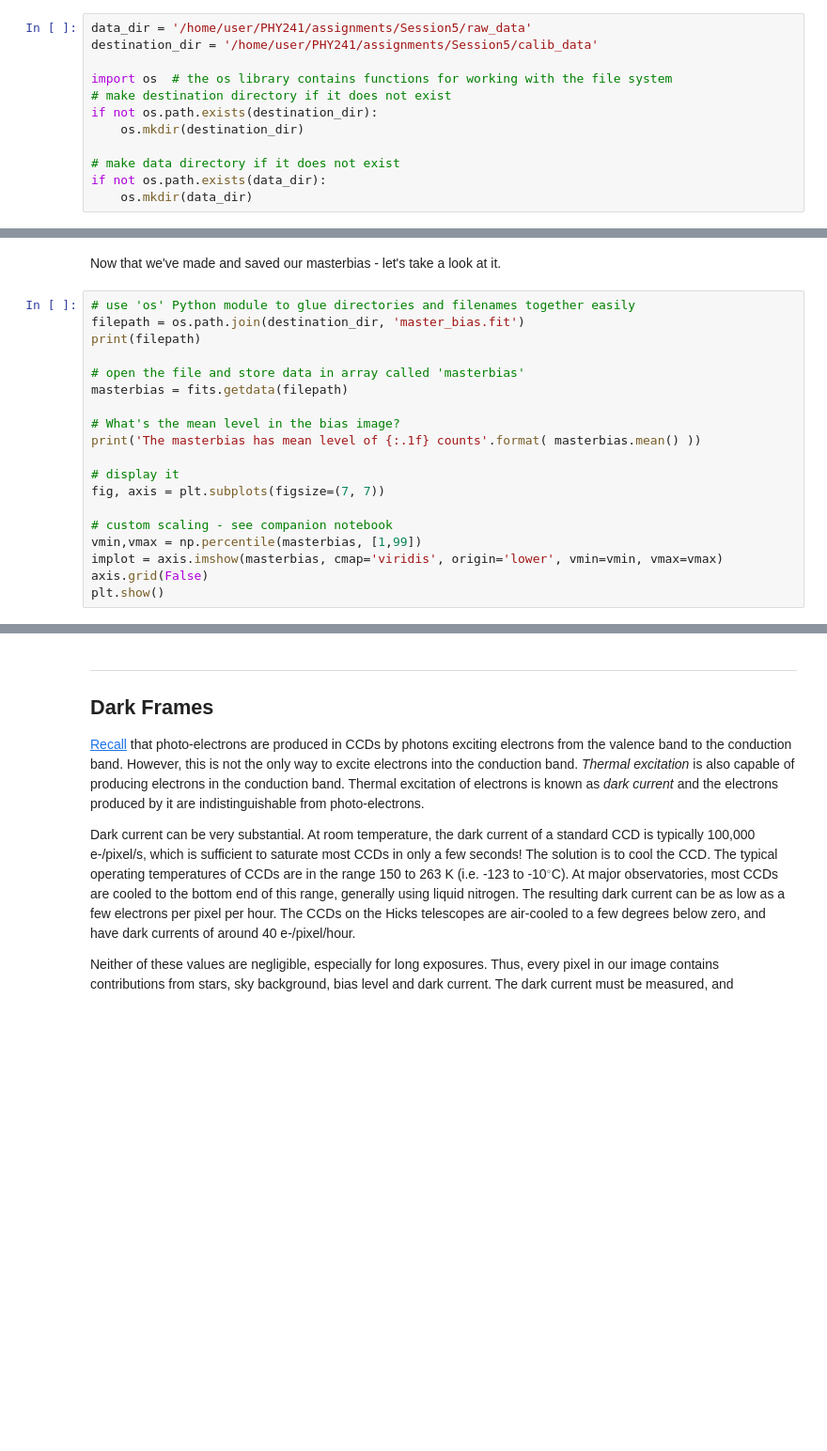
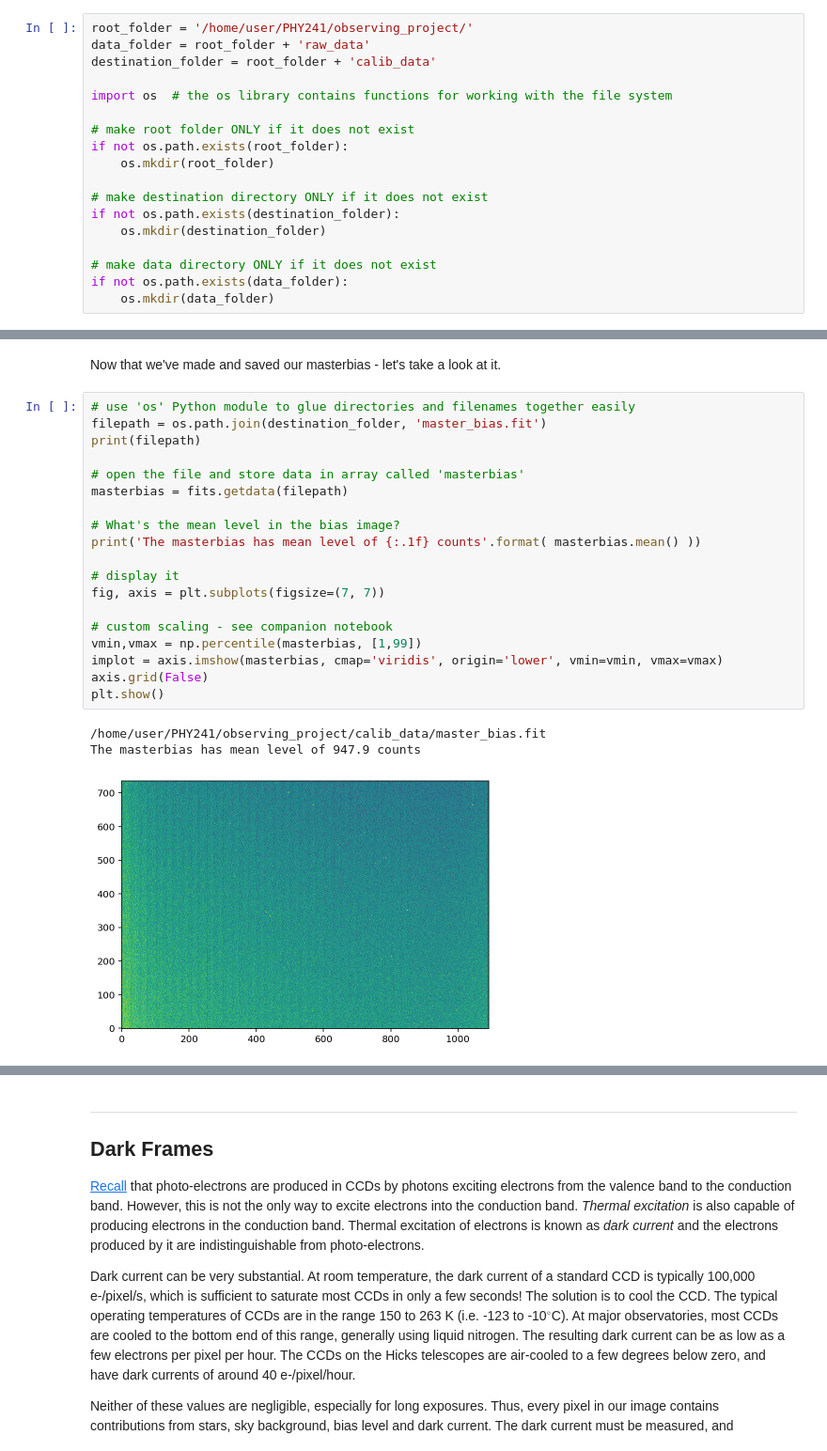
Before and after one commit to StuartLittlefair/PHY241, a Jupyter notebook: assignments/Session5/05-CCD_Images.ipynb, the cells around one changed output, grey strips where cells are left out. Shown at 94% size. Drawn from its saved outputs; the diff is of its cells as text; blank space fills up the shorter version.

Commit message:
updated assignments

```diff
--- a/assignments/Session5/05-CCD_Images.ipynb
+++ b/assignments/Session5/05-CCD_Images.ipynb
@@ -125,15 +156,21 @@ Before we get started, first we need to set two variables - the directory where
 # %%
-data_dir = '/home/user/PHY241/assignments/Session5/raw_data'
-destination_dir = '/home/user/PHY241/assignments/Session5/calib_data'
+root_folder = '/home/user/PHY241/observing_project/'
+data_folder = root_folder + 'raw_data'
+destination_folder = root_folder + 'calib_data'
 
 import os  # the os library contains functions for working with the file system
-# make destination directory if it does not exist
-if not os.path.exists(destination_dir):
-    os.mkdir(destination_dir)
 
-# make data directory if it does not exist
-if not os.path.exists(data_dir):
-    os.mkdir(data_dir)
+# make root folder ONLY if it does not exist
+if not os.path.exists(root_folder):
+    os.mkdir(root_folder)
+
+# make destination directory ONLY if it does not exist
+if not os.path.exists(destination_folder):
+    os.mkdir(destination_folder)
+
+# make data directory ONLY if it does not exist
+if not os.path.exists(data_folder):
+    os.mkdir(data_folder)
 # %% [markdown]
 # Uploading your observed data
 
@@ -218,23 +297,27 @@ os.listdir(destination_dir)
 Now that we've made and saved our masterbias - let's take a look at it.
 # %%
 # use 'os' Python module to glue directories and filenames together easily
-filepath = os.path.join(destination_dir, 'master_bias.fit')
+filepath = os.path.join(destination_folder, 'master_bias.fit')
 print(filepath)
 
 # open the file and store data in array called 'masterbias'
 masterbias = fits.getdata(filepath)
 
 # What's the mean level in the bias image?
 print('The masterbias has mean level of {:.1f} counts'.format( masterbias.mean() ))
 
 # display it
 fig, axis = plt.subplots(figsize=(7, 7))
 
 # custom scaling - see companion notebook
 vmin,vmax = np.percentile(masterbias, [1,99])
 implot = axis.imshow(masterbias, cmap='viridis', origin='lower', vmin=vmin, vmax=vmax)
 axis.grid(False)
 plt.show()
+# %% [output]
+/home/user/PHY241/observing_project/calib_data/master_bias.fit
+The masterbias has mean level of 947.9 counts
+[figure, added]
 # %% [markdown]
 <section class="challenge panel panel-success">
 <div class="panel-heading">
```
Also changed, not shown: parts of 37 cells of this notebook, 12 other files.
